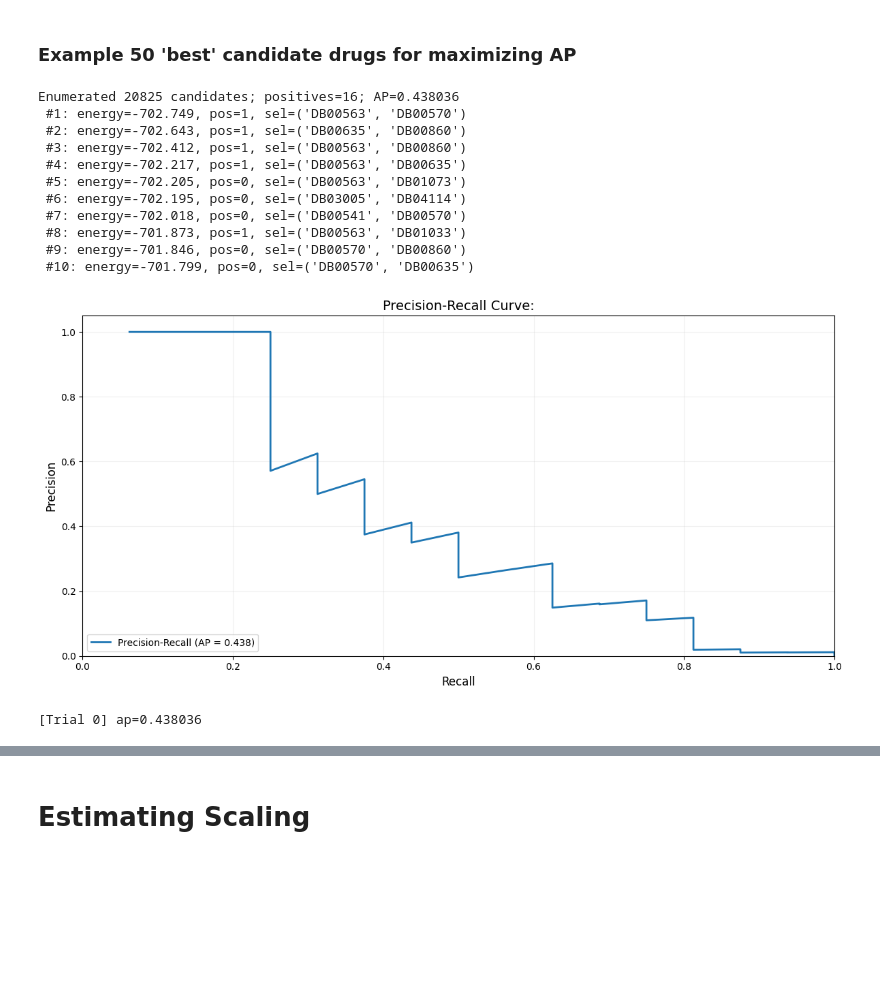
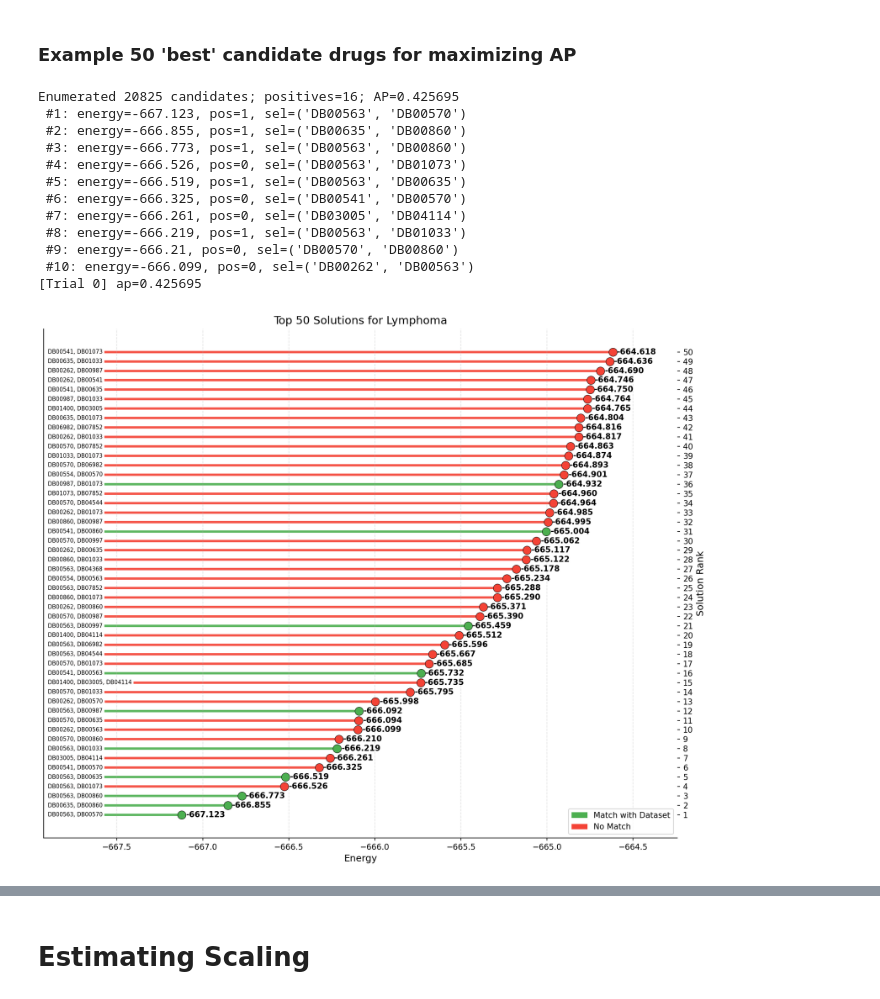
Before and after one commit to dmrapk/Drug-Combinations-using-Quantum-Annealers, a Jupyter notebook: Results.ipynb, the cells around one changed output, grey strips where cells are left out. Drawn from its saved outputs; the diff is of its cells as text; code cells hidden in the pictures; blank space fills up the shorter version.

```diff
--- a/Results.ipynb
+++ b/Results.ipynb
@@ -112,13 +113,13 @@ importlib.reload(scaling_estimation)
 # %% [output]
 <module 'scaling_estimation' from 'c:\\Users\\dmra\\Documents\\Drug-Combinations-using-Quantum-Annealers\\scaling_estimation.py'>
 # %%
-from parameter_optimization import optimize_with_metrics, get_ground_truth_combinations, get_exact_low_energy_states, plot_metric_results, plot_energy_spectrum, plot_and_compute_precision_recall_curve
+from parameter_optimization import optimize_with_metrics, get_ground_truth_combinations, get_exact_low_energy_states, plot_metric_results
 
 disease = 'Lymphoma'
 num_trials = 1 # for testing different random drug paddings if wanted
-z_score_samples = 3000
-gamma_grid = np.linspace(-40, 40, 80)
-beta_grid = np.linspace(-10, 40, 80)
+z_score_samples = 4000
+gamma_grid = np.linspace(-30, 30, 100)
+beta_grid = np.linspace(-10, 30, 100)
 
 combos, initial_drug_ids = get_drug_combinations_and_unique_drugs(disease, combinations_df)
 num_qubits = len(initial_drug_ids) # Use all unique drugs in the verified combinations for this disease
@@ -211,6 +235,8 @@ ap, precision, recall = plot_and_compute_precision_recall_curve(
 from qubo_selection import find_best_qubo_for_params_ap_enumeration
 allowed_sizes=[2,3]
 return_curve=True
+best_ap_gamma = 3.33
+best_ap_beta = 8.18
 
 best_drugs, best_qubo, best_ap, trials = find_best_qubo_for_params_ap_enumeration(
     disease_name=disease,
@@ -253,6 +281,8 @@ plot_energy_spectrum(sorted_results, top_n=40, disease_name=disease)
 # %% [markdown]
 ### Example 50 'best' candidate drugs for maximizing AP
 # %%
+from parameter_optimization import plot_energy_spectrum, plot_and_compute_precision_recall_curve
+
 best_drugs = ['DB00262', 'DB00541', 'DB00563', 'DB00570', 'DB00635',
               'DB00860', 'DB00987', 'DB00997', 'DB01033', 'DB01073',
               'DB01206', 'DB03005', 'DB01526', 'DB08624', 'DB08114',
@@ -262,45 +292,59 @@ best_drugs = ['DB00262', 'DB00541', 'DB00563', 'DB00570', 'DB00635',
               'DB02210', 'DB00593', 'DB01708', 'DB07529', 'DB01488',
               'DB07553', 'DB00011', 'DB07859', 'DB04114', 'DB07754',
               'DB07852', 'DB02785', 'DB01337', 'DB04544', 'DB02118',
               'DB00275', 'DB02647', 'DB08277', 'DB00554', 'DB07416']
 
 num_qubits = len(best_drugs)
 
 allowed_sizes=[2,3]
-return_curve=True
+return_curve=False
 
 best_drugs, best_qubo, best_ap, trials = find_best_qubo_for_params_ap_enumeration(
     disease_name=disease,
     df=combinations_df,
     interactome_graph=interactome_graph,
     filtered_disease_dict=filtered_disease_dict,
     drug_to_targets=drug_to_targets,
     dist_matrix=dist_matrix,
     nodes=nodes,
     node_to_idx=node_to_idx,
     initial_drug_ids=best_drugs,
     num_qubits=num_qubits,
     gamma=best_ap_gamma,
     beta=best_ap_beta,
     num_trials=num_trials,
     num_samples_for_z=z_score_samples,
     allowed_sizes=allowed_sizes,
     return_curve=return_curve,
 )
 
 sorted_results = get_sorted_results_allowed_sizes(best_qubo, best_drugs, gt_combinations, allowed_sizes=[2,3])
-plot_energy_spectrum(sorted_results, top_n=40, disease_name=disease)
+
+spectrum_50_fig = plot_energy_spectrum(sorted_results, top_n=50, disease_name=disease)
+
+sp50_fig_path = os.path.join("Images", f"energy_spectrum_50_{disease}.png")
+
+spectrum_50_fig.savefig(sp50_fig_path, dpi=300, bbox_inches="tight")
+
+ap, precision, recall, pr_50_fig = plot_and_compute_precision_recall_curve(
+    sorted_results=sorted_results,
+    gt_combinations=gt_combinations,
+    disease_name=disease
+)
+
+pr_50_fig_path = os.path.join("Images", f"pr_curve_50_{disease}.png")
+pr_50_fig.savefig(pr_50_fig_path, dpi=300, bbox_inches="tight")
 # %% [output]
-Enumerated 20825 candidates; positives=16; AP=0.438036
- #1: energy=-702.749, pos=1, sel=('DB00563', 'DB00570')
- #2: energy=-702.643, pos=1, sel=('DB00635', 'DB00860')
- #3: energy=-702.412, pos=1, sel=('DB00563', 'DB00860')
- #4: energy=-702.217, pos=1, sel=('DB00563', 'DB00635')
- #5: energy=-702.205, pos=0, sel=('DB00563', 'DB01073')
- #6: energy=-702.195, pos=0, sel=('DB03005', 'DB04114')
- #7: energy=-702.018, pos=0, sel=('DB00541', 'DB00570')
- #8: energy=-701.873, pos=1, sel=('DB00563', 'DB01033')
- #9: energy=-701.846, pos=0, sel=('DB00570', 'DB00860')
- #10: energy=-701.799, pos=0, sel=('DB00570', 'DB00635')
+Enumerated 20825 candidates; positives=16; AP=0.425695
+ #1: energy=-667.123, pos=1, sel=('DB00563', 'DB00570')
+ #2: energy=-666.855, pos=1, sel=('DB00635', 'DB00860')
+ #3: energy=-666.773, pos=1, sel=('DB00563', 'DB00860')
+ #4: energy=-666.526, pos=0, sel=('DB00563', 'DB01073')
+ #5: energy=-666.519, pos=1, sel=('DB00563', 'DB00635')
+ #6: energy=-666.325, pos=0, sel=('DB00541', 'DB00570')
+ #7: energy=-666.261, pos=0, sel=('DB03005', 'DB04114')
+ #8: energy=-666.219, pos=1, sel=('DB00563', 'DB01033')
+ #9: energy=-666.21, pos=0, sel=('DB00570', 'DB00860')
+ #10: energy=-666.099, pos=0, sel=('DB00262', 'DB00563')
+[Trial 0] ap=0.425695
-[figure, old version]
+[figure, new version]
-[Trial 0] ap=0.438036
```
Also changed, not shown: parts of 11 cells of this notebook, 9 other files.
